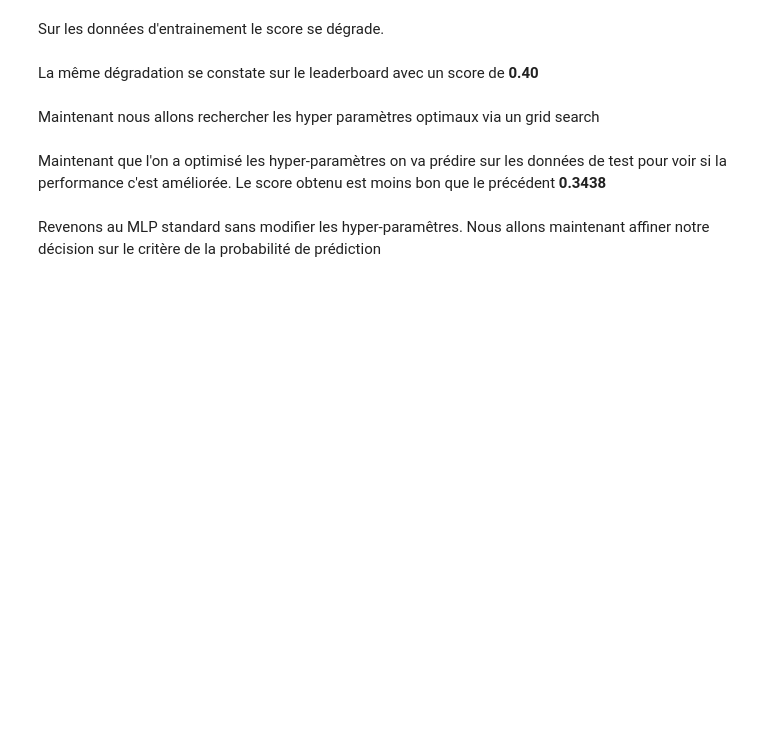
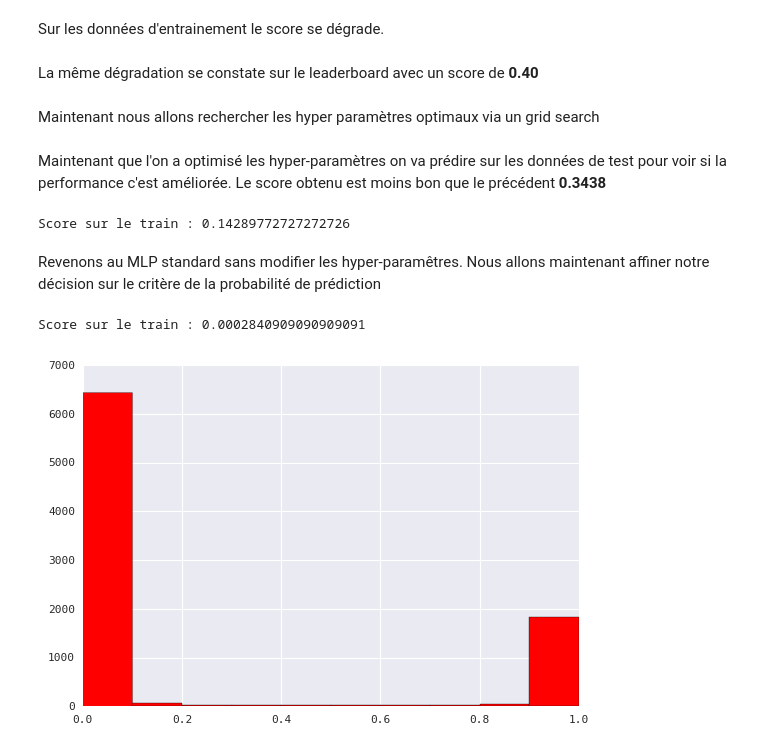
Before and after one commit to rvi008/Challenge-1, a Jupyter notebook: challenge/Challenge.ipynb, the cells around one changed output. Saved outputs shown, nothing was run; the diff lists cells and outputs as text; code cells hidden in the pictures; blank space fills up the shorter version.

```diff
--- a/challenge/Challenge.ipynb
+++ b/challenge/Challenge.ipynb
@@ -148,14 +184,14 @@ Maintenant nous allons rechercher les hyper paramètres optimaux via un grid sea
 X_train = pd.DataFrame(pd.read_csv(X_train_fname, sep=',', header=None))
 X_test  = pd.DataFrame(pd.read_csv(X_test_fname,  sep=',', header=None).values)
 # %%
-clf2 = MLPClassifier(max_iter=100, solver='adam', hidden_layer_sizes=14, activation='tanh', alpha = 0.0002, max_iter=300)
-param_grid = { 'max_iter' : [100, 300, 500, 1000]}
-grid_search = GridSearchCV(clf2, param_grid=param_grid)
-start = time()
-grid_search.fit(X_train, y_train)
+clf2 = MLPClassifier(max_iter=100, solver='adam', hidden_layer_sizes=14, activation='tanh', alpha = 0.0002)
+#param_grid = { 'max_iter' : [100, 300, 500, 1000]}
+#grid_search = GridSearchCV(clf2, param_grid=param_grid)
+#start = time()
+#grid_search.fit(X_train, y_train)
 
-print("GridSearchCV took %.2f seconds for %d candidate parameter settings."
-      % (time() - start, len(grid_search.cv_results_['params'])))
+#print("GridSearchCV took %.2f seconds for %d candidate parameter settings."
+#      % (time() - start, len(grid_search.cv_results_['params'])))
 
 def report(results, n_top=3):
     for i in range(1, n_top + 1):
@@ -168,7 +204,7 @@ def report(results, n_top=3):
             print("Parameters: {0}".format(results['params'][candidate]))
             print("")
 
-report(grid_search.cv_results_)
+#report(grid_search.cv_results_)
 # %% [markdown]
 Maintenant que l'on a optimisé les hyper-paramètres on va prédire sur les données de test pour voir si la performance c'est améliorée.
 Le score obtenu est moins bon que le précédent **0.3438**
@@ -182,6 +218,8 @@ score = compute_pred_score(y_train, y_pred_train)
 print('Score sur le train : %s' % score)
 y_pred = clf2.predict(X_test)
 np.savetxt('y_pred.txt', y_pred, fmt='%d')
+# %% [output]
+Score sur le train : 0.14289772727272726
 # %% [markdown]
 Revenons au MLP standard sans modifier les hyper-paramêtres.
 Nous allons maintenant affiner notre décision sur le critère de la probabilité de prédiction
@@ -193,9 +231,13 @@ y_pred_train =  clf3.predict(X_train)
 score = compute_pred_score(y_train, y_pred_train)
 print('Score sur le train : %s' % score)
 y_pred = clf3.predict(X_test)
+# %% [output]
+Score sur le train : 0.0002840909090909091
 # %%
 proba_class_neg = np.transpose(clf3.predict_proba(X_test))[0]
-n, bins, patches = plt.hist(proba_class_neg, 20, facecolor = 'red', y = np.arange(0.95,1.0))
+n, bins, patches = plt.hist(proba_class_neg, 10, facecolor = 'red')
+# %% [output]
+[figure, added]
 # %%
 proba_class_pos = np.transpose(clf3.predict_proba(X_test))[1]
 npos, binspos, patchespos = plt.hist(proba_class_pos, 10, facecolor = 'blue')
```
Also changed, not shown: parts of 10 cells of this notebook, 1 other file.
